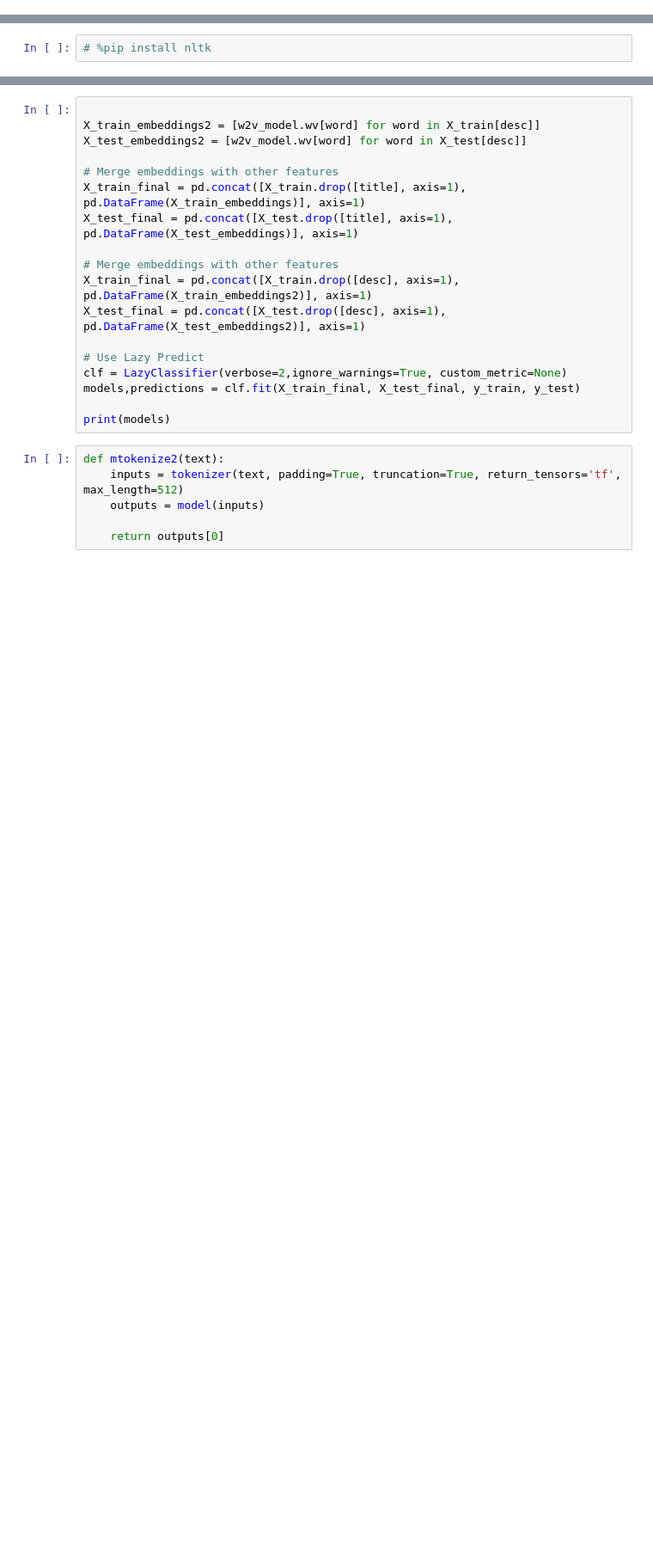
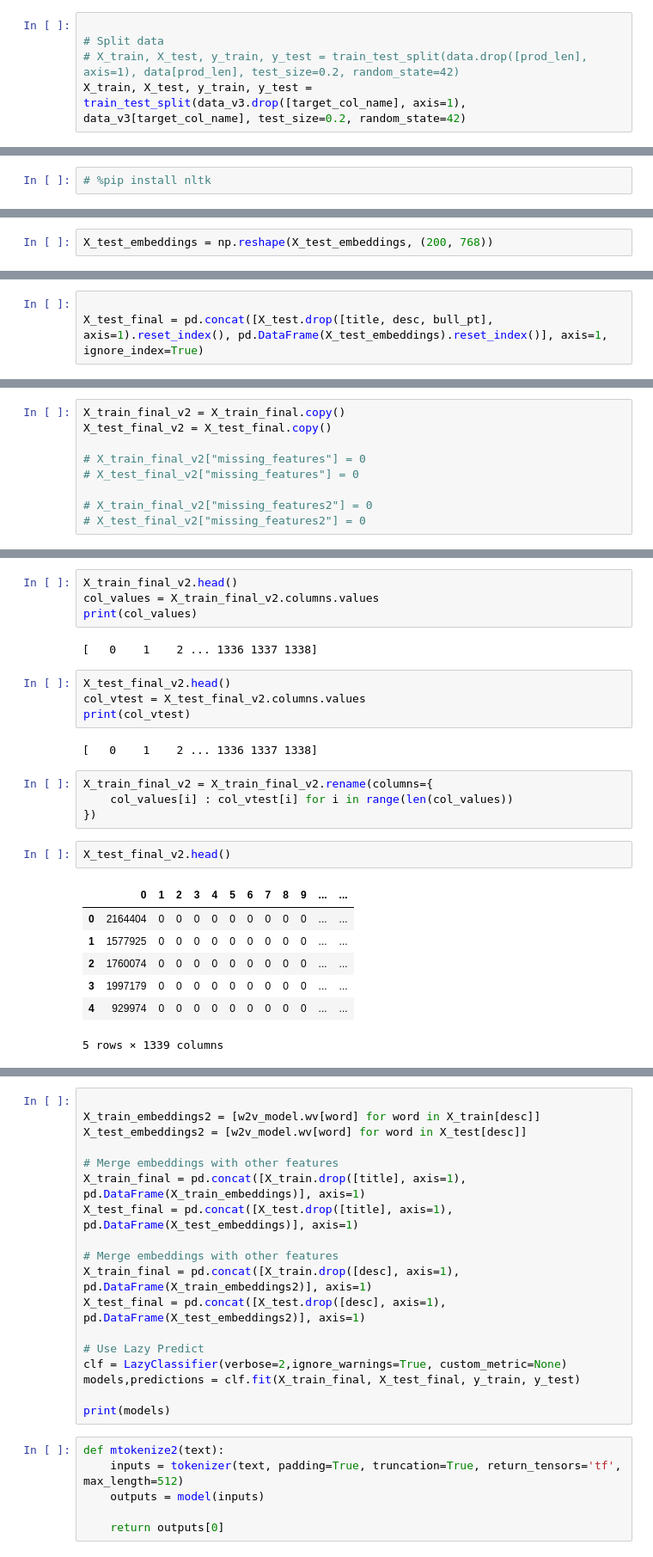
Before and after one commit to DeveloperDowny/ml_ama2, a Jupyter notebook: v2.ipynb, the cells around one changed output, grey strips where cells are left out. Shown at 86% size. Saved outputs shown, nothing was run; the diff lists cells and outputs as text; blank space fills up the shorter version.

```diff
--- a/v2.ipynb
+++ b/v2.ipynb
@@ -296,0 +483,5 @@ X_test_embeddings = [w2v_model.wv[word] for word in X_test[title]]
+# %%
+
+# Split data
+# X_train, X_test, y_train, y_test = train_test_split(data.drop([prod_len], axis=1), data[prod_len], test_size=0.2, random_state=42)
+X_train, X_test, y_train, y_test = train_test_split(data_v3.drop([target_col_name], axis=1), data_v3[target_col_name], test_size=0.2, random_state=42)
@@ -298,0 +509,2 @@ X_test_embeddings = [w2v_model.wv[word] for word in X_test[title]]
+# %%
+X_test_embeddings = np.reshape(X_test_embeddings, (200, 768))
@@ -298,0 +546,3 @@ X_test_embeddings = [w2v_model.wv[word] for word in X_test[title]]
+# %%
+
+X_test_final = pd.concat([X_test.drop([title, desc, bull_pt], axis=1).reset_index(), pd.DataFrame(X_test_embeddings).reset_index()], axis=1, ignore_index=True)
@@ -298,0 +559,9 @@ X_test_embeddings = [w2v_model.wv[word] for word in X_test[title]]
+# %%
+X_train_final_v2 = X_train_final.copy()
+X_test_final_v2 = X_test_final.copy()
+
+# X_train_final_v2["missing_features"] = 0
+# X_test_final_v2["missing_features"] = 0
+
+# X_train_final_v2["missing_features2"] = 0
+# X_test_final_v2["missing_features2"] = 0
@@ -298,0 +590,26 @@ X_test_embeddings = [w2v_model.wv[word] for word in X_test[title]]
+# %%
+X_train_final_v2.head()
+col_values = X_train_final_v2.columns.values
+print(col_values)
+# %% [output]
+[   0    1    2 ... 1336 1337 1338]
+# %%
+X_test_final_v2.head()
+col_vtest = X_test_final_v2.columns.values
+print(col_vtest)
+# %% [output]
+[   0    1    2 ... 1336 1337 1338]
+# %%
+X_train_final_v2 = X_train_final_v2.rename(columns={
+    col_values[i] : col_vtest[i] for i in range(len(col_values))
+})
+# %%
+X_test_final_v2.head()
+# %% [output]
+|  | 0 | 1 | 2 | 3 | 4 | 5 | 6 | 7 | 8 | 9 | ... | ... |
+| 0 | 2164404 | 0 | 0 | 0 | 0 | 0 | 0 | 0 | 0 | 0 | ... | ... |
+| 1 | 1577925 | 0 | 0 | 0 | 0 | 0 | 0 | 0 | 0 | 0 | ... | ... |
+| 2 | 1760074 | 0 | 0 | 0 | 0 | 0 | 0 | 0 | 0 | 0 | ... | ... |
+| 3 | 1997179 | 0 | 0 | 0 | 0 | 0 | 0 | 0 | 0 | 0 | ... | ... |
+| 4 | 929974 | 0 | 0 | 0 | 0 | 0 | 0 | 0 | 0 | 0 | ... | ... |
+5 rows × 1339 columns
```
Also changed, not shown: parts of 116 cells of this notebook, 5 other files.
